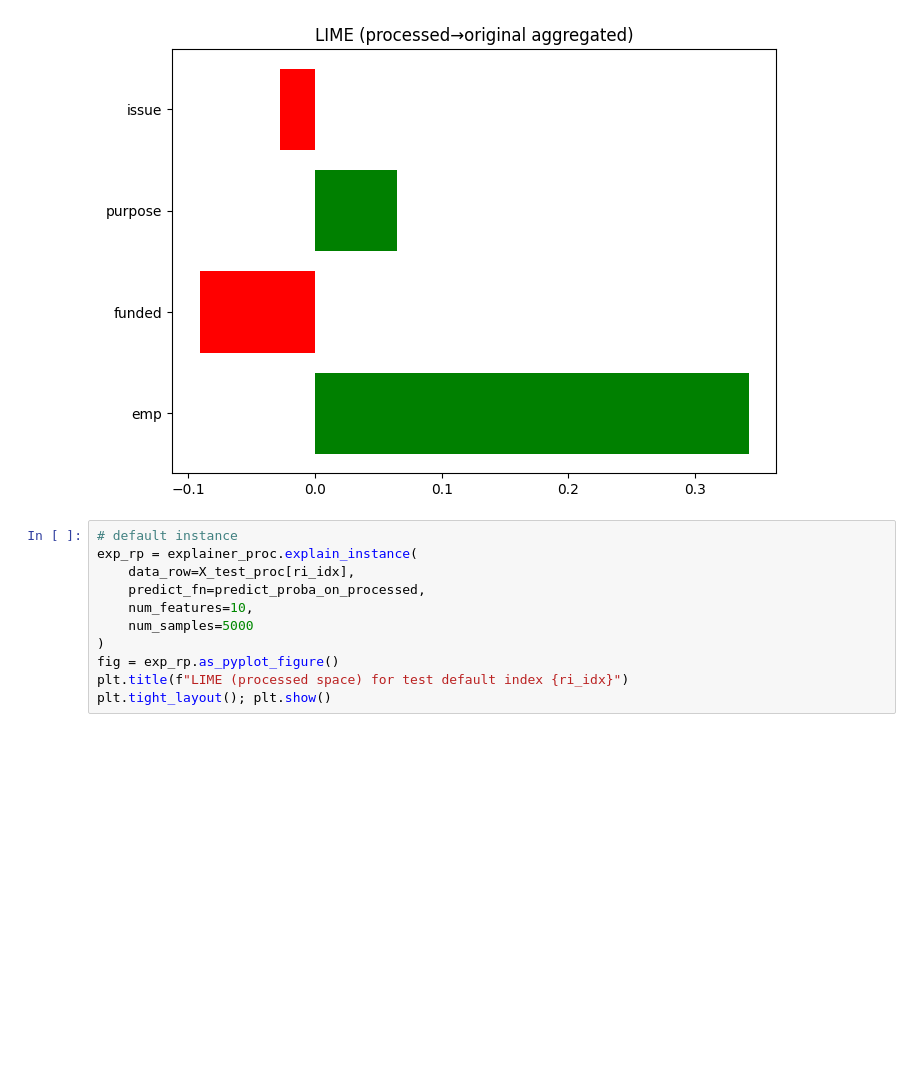
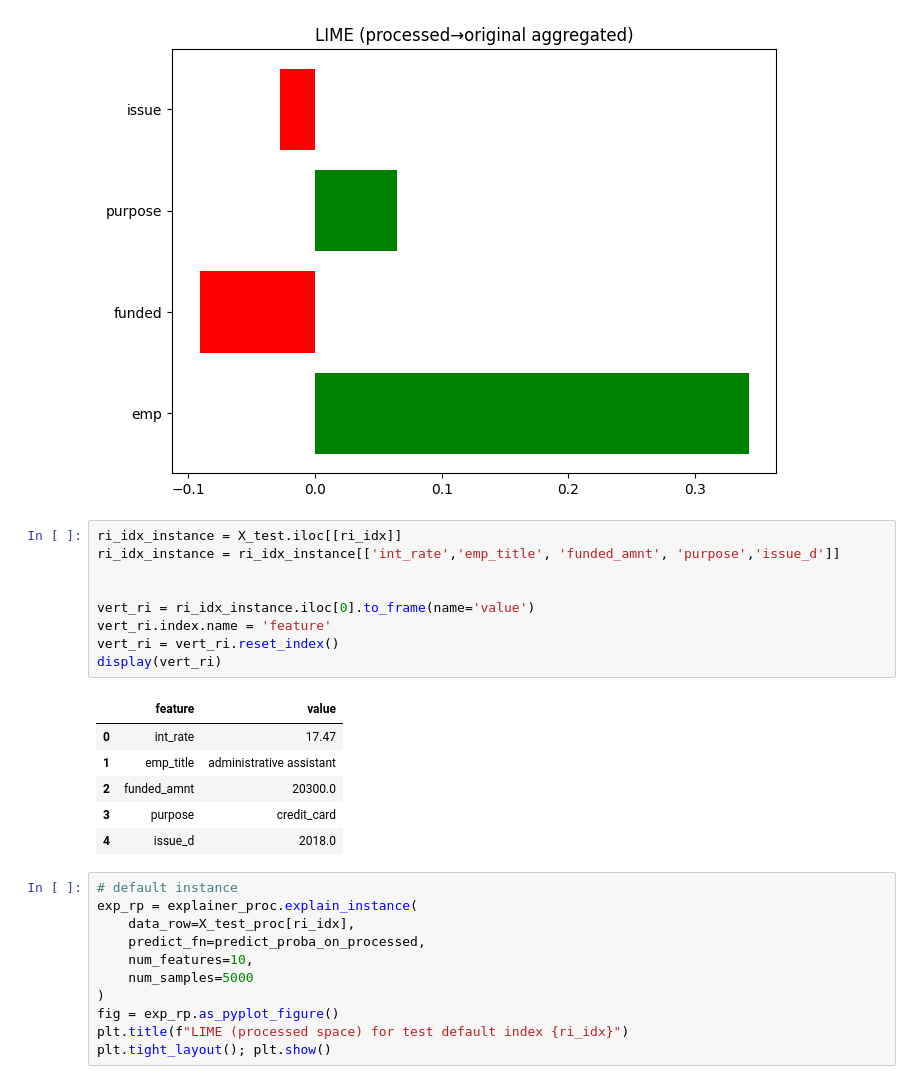
Before and after one commit to DENGDixin/isaf-g2, a Jupyter notebook: project.ipynb, the cells around one changed output. Saved outputs shown, nothing was run; the diff lists cells and outputs as text; blank space fills up the shorter version.

Commit message:
Add the original value in LIME

```diff
--- a/project.ipynb
+++ b/project.ipynb
@@ -581,6 +595,22 @@ plt.title("LIME (processed→original aggregated)")
 plt.tight_layout(); plt.show()
 # %% [output]
 [figure]
+# %%
+ri_idx_instance = X_test.iloc[[ri_idx]]
+ri_idx_instance = ri_idx_instance[['int_rate','emp_title', 'funded_amnt', 'purpose','issue_d']]
+
+
+vert_ri = ri_idx_instance.iloc[0].to_frame(name='value')
+vert_ri.index.name = 'feature'
+vert_ri = vert_ri.reset_index()
+display(vert_ri)
+# %% [output]
+|  | feature | value |
+| 0 | int_rate | 17.47 |
+| 1 | emp_title | administrative assistant |
+| 2 | funded_amnt | 20300.0 |
+| 3 | purpose | credit_card |
+| 4 | issue_d | 2018.0 |
 # %%
 # default instance
 exp_rp = explainer_proc.explain_instance(
```
Also changed, not shown: parts of 1 cell of this notebook.
